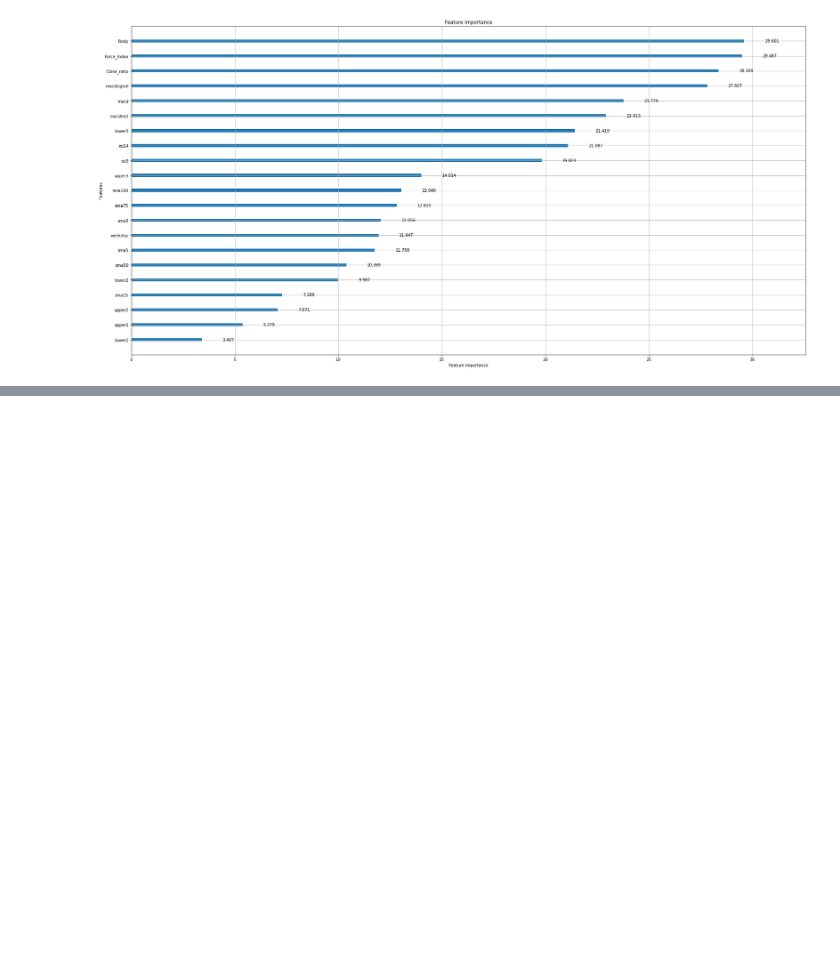
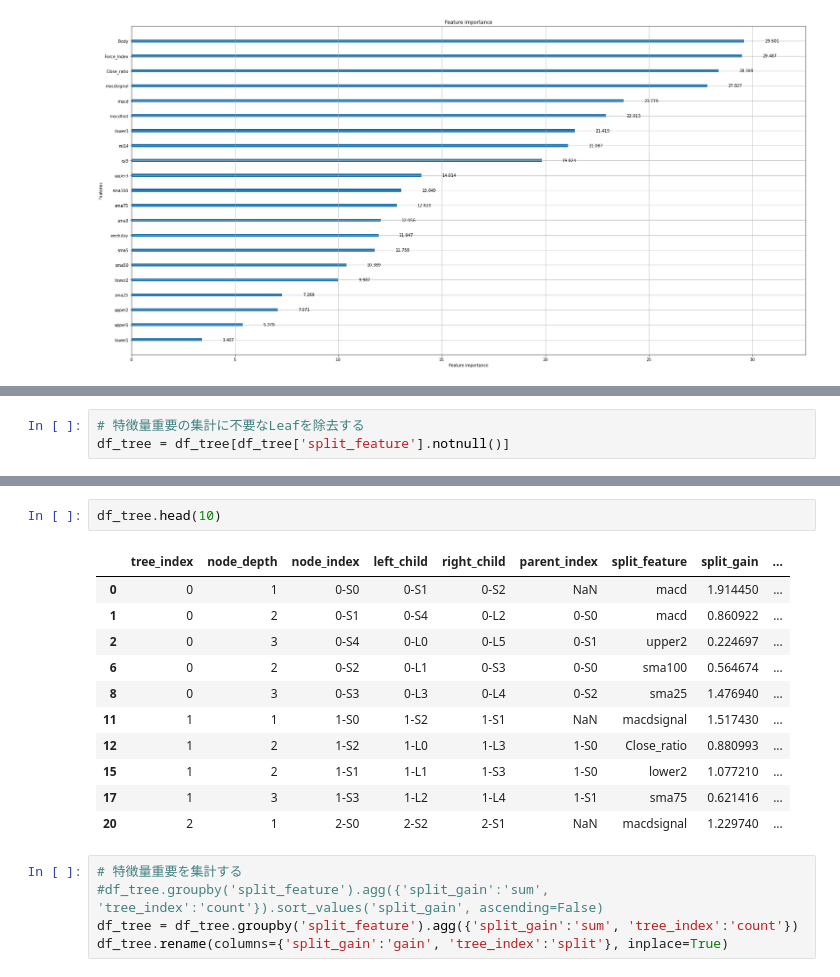
Before and after one commit to Blaster36/Script, a Jupyter notebook: StockPrice/predStockPrice-LightGBM2-2.ipynb, the cells around one changed output, grey strips where cells are left out. Drawn from its saved outputs; the diff is of its cells as text; blank space fills up the shorter version.

```diff
--- a/StockPrice/predStockPrice-LightGBM2-2.ipynb
+++ b/StockPrice/predStockPrice-LightGBM2-2.ipynb
@@ -360,0 +403,3 @@ lgb.plot_importance(clf, figsize=(30, 15), max_num_features=30, importance_type=
+# %%
+# 特徴量重要の集計に不要なLeafを除去する
+df_tree = df_tree[df_tree['split_feature'].notnull()]
@@ -360,0 +426,19 @@ lgb.plot_importance(clf, figsize=(30, 15), max_num_features=30, importance_type=
+# %%
+df_tree.head(10)
+# %% [output]
+|  | tree_index | node_depth | node_index | left_child | right_child | parent_index | split_feature | split_gain | ... |
+| 0 | 0 | 1 | 0-S0 | 0-S1 | 0-S2 | NaN | macd | 1.914450 | ... |
+| 1 | 0 | 2 | 0-S1 | 0-S4 | 0-L2 | 0-S0 | macd | 0.860922 | ... |
+| 2 | 0 | 3 | 0-S4 | 0-L0 | 0-L5 | 0-S1 | upper2 | 0.224697 | ... |
+| 6 | 0 | 2 | 0-S2 | 0-L1 | 0-S3 | 0-S0 | sma100 | 0.564674 | ... |
+| 8 | 0 | 3 | 0-S3 | 0-L3 | 0-L4 | 0-S2 | sma25 | 1.476940 | ... |
+| 11 | 1 | 1 | 1-S0 | 1-S2 | 1-S1 | NaN | macdsignal | 1.517430 | ... |
+| 12 | 1 | 2 | 1-S2 | 1-L0 | 1-L3 | 1-S0 | Close_ratio | 0.880993 | ... |
+| 15 | 1 | 2 | 1-S1 | 1-L1 | 1-S3 | 1-S0 | lower2 | 1.077210 | ... |
+| 17 | 1 | 3 | 1-S3 | 1-L2 | 1-L4 | 1-S1 | sma75 | 0.621416 | ... |
+| 20 | 2 | 1 | 2-S0 | 2-S2 | 2-S1 | NaN | macdsignal | 1.229740 | ... |
+# %%
+# 特徴量重要を集計する
+#df_tree.groupby('split_feature').agg({'split_gain':'sum', 'tree_index':'count'}).sort_values('split_gain', ascending=False)
+df_tree = df_tree.groupby('split_feature').agg({'split_gain':'sum', 'tree_index':'count'})
+df_tree.rename(columns={'split_gain':'gain', 'tree_index':'split'}, inplace=True)
```
Also changed, not shown: parts of 10 cells of this notebook.
